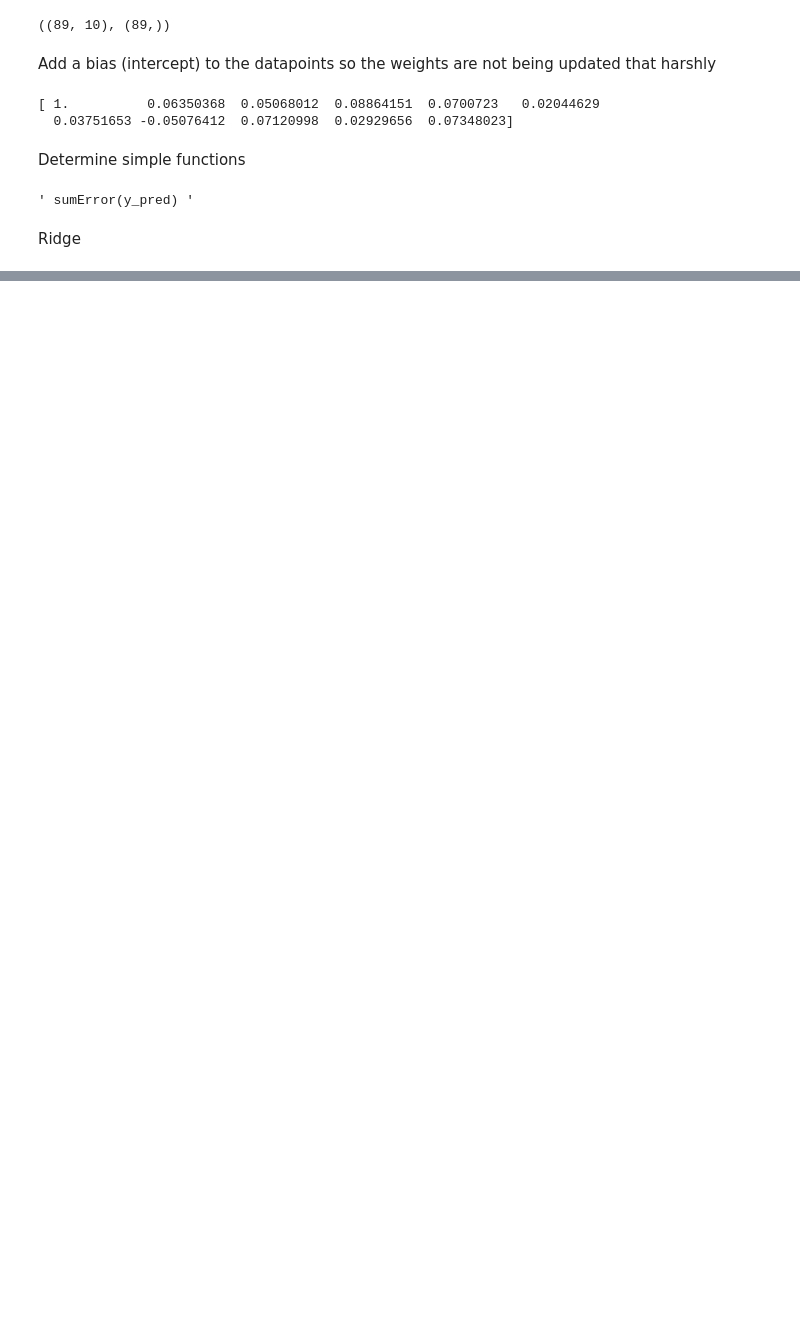
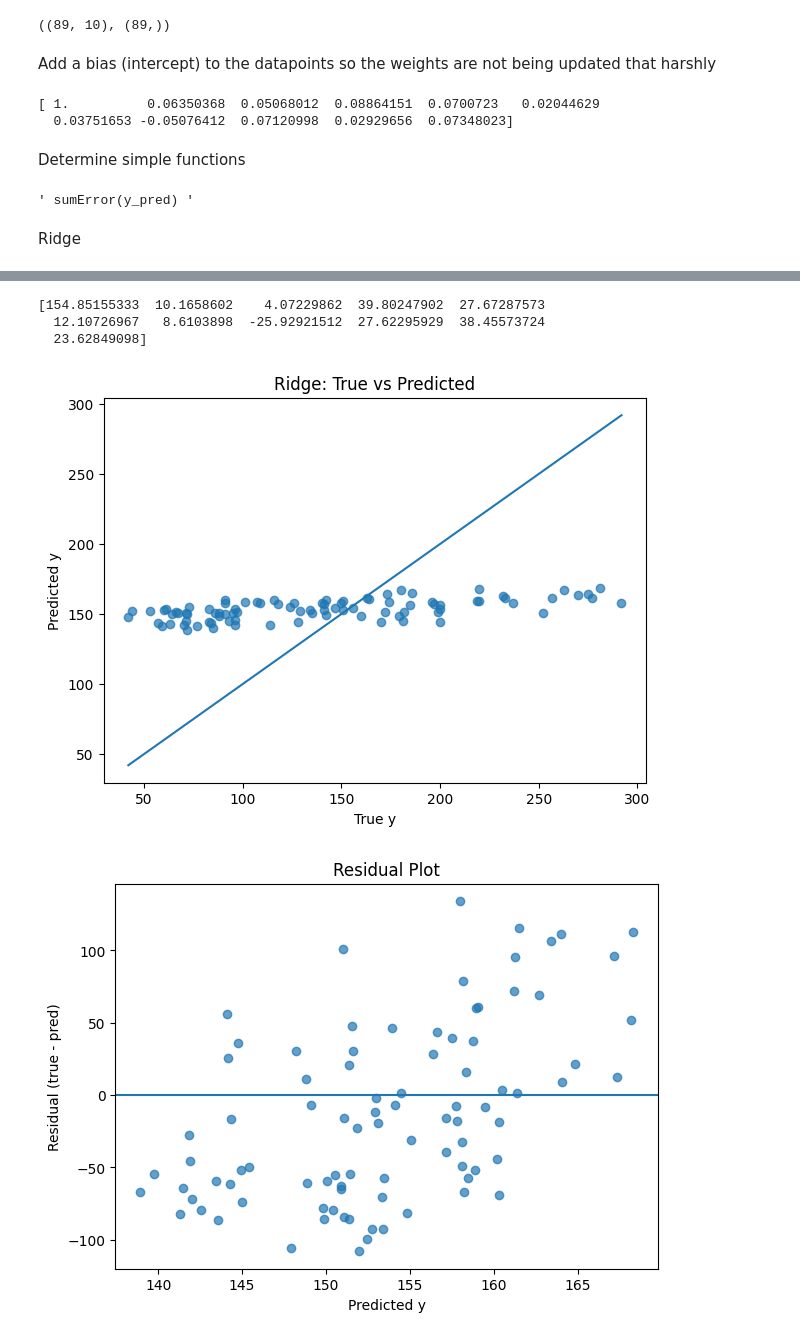
Before and after one commit to Valementajat/ML_Stability_Regularization, a Jupyter notebook: regularizationStability.ipynb, the cells around one changed output, grey strips where cells are left out. Drawn from its saved outputs; the diff is of its cells as text; code cells hidden in the pictures; blank space fills up the shorter version.

```diff
--- a/regularizationStability.ipynb
+++ b/regularizationStability.ipynb
@@ -137,7 +137,10 @@ def getRidgePenalty(alpha, w):
 
 
 def getRidgeGradient(alpha, w):
-    return 2 * alpha * w
+
+  reg = 2 * alpha * w
+  reg[0] = 0
+  return reg
 # %%
 ''' def gradientDescent(learningRate, X,y):
 
@@ -155,8 +158,8 @@ def getFeatureBlame( X, y, y_pred):
 # L2, ridge
 def ridge(X, y):
   # Regulation strength or penalty strength
-  alpha = 0.1
-  learningRate = 0.1
+  alpha = 0.0001
+  learningRate = 0.001
   prev_loss = float("inf")
 
   iterations = 10000
@@ -170,19 +173,18 @@ def ridge(X, y):
     y_pred = predict(X, w)
 
 
-    loss  = sumError(y_pred, Y)
+    loss  = sumError(y_pred, y)
 
-    if loss >= prev_loss:
+    '''   if loss >= prev_loss:
       learningRate *= 0.8
-      ''' print("Reducing LR to", learningRate) '''
-    prev_loss = loss
+      prev_loss = loss '''
 
     gradient = (2 / m) *  getFeatureBlame(X, y ,y_pred) + getRidgeGradient(alpha, w)
     '''   print(gradient) '''
     # update weights
     w = w - learningRate * gradient
-    # make the intercept to 0
-    w[0] = 0
+
+
     ''' print(w ) '''
   return w
 
@@ -213,0 +215,57 @@ Error for 9: 12749.933292220254
+# %%
+print(ridgeWeights)
+# %% [output]
+[154.85155333  10.1658602    4.07229862  39.80247902  27.67287573
+  12.10726967   8.6103898  -25.92921512  27.62295929  38.45573724
+  23.62849098]
+# %%
+import numpy as np
+import matplotlib.pyplot as plt
+
+# predictions from your ridge model
+ridgeWeights = ridge(X_train_b, y_train)
+testPredictions = predict(X_test_b, ridgeWeights)
+
+# make sure these are numpy arrays
+y_test_np = np.asarray(y_test)
+pred_np = np.asarray(testPredictions)
+
+# 1) True vs Predicted
+plt.figure(figsize=(7, 5))
+plt.scatter(y_test_np, pred_np, alpha=0.7)
+plt.xlabel("True y")
+plt.ylabel("Predicted y")
+plt.title("Ridge: True vs Predicted")
+plt.plot([y_test_np.min(), y_test_np.max()],
+         [y_test_np.min(), y_test_np.max()])
+plt.show()
+
+# 2) Residual plot
+residuals = y_test_np - pred_np
+
+plt.figure(figsize=(7, 5))
+plt.scatter(pred_np, residuals, alpha=0.7)
+plt.axhline(0)
+plt.xlabel("Predicted y")
+plt.ylabel("Residual (true - pred)")
+plt.title("Residual Plot")
+plt.show()
+
+# 3) Histogram of predictions
+plt.figure(figsize=(7, 5))
+plt.hist(pred_np, bins=20)
+plt.xlabel("Predicted y")
+plt.ylabel("Count")
+plt.title("Distribution of Predictions")
+plt.show()
+
+# 4) Histogram of true values
+plt.figure(figsize=(7, 5))
+plt.hist(y_test_np, bins=20)
+plt.xlabel("True y")
+plt.ylabel("Count")
+plt.title("Distribution of True Labels")
+plt.show()
+# %% [output]
+[figure, added]
+[figure, added]
```
Also changed, not shown: parts of 4 cells of this notebook.
